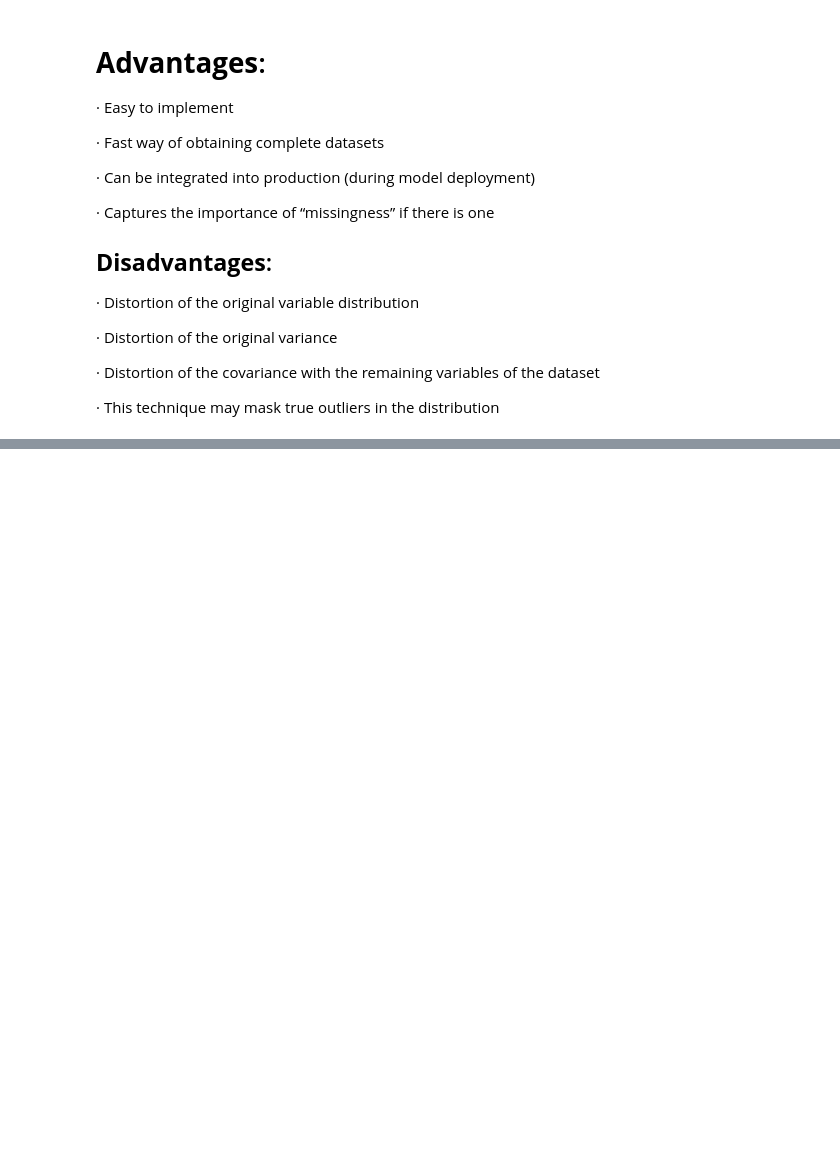
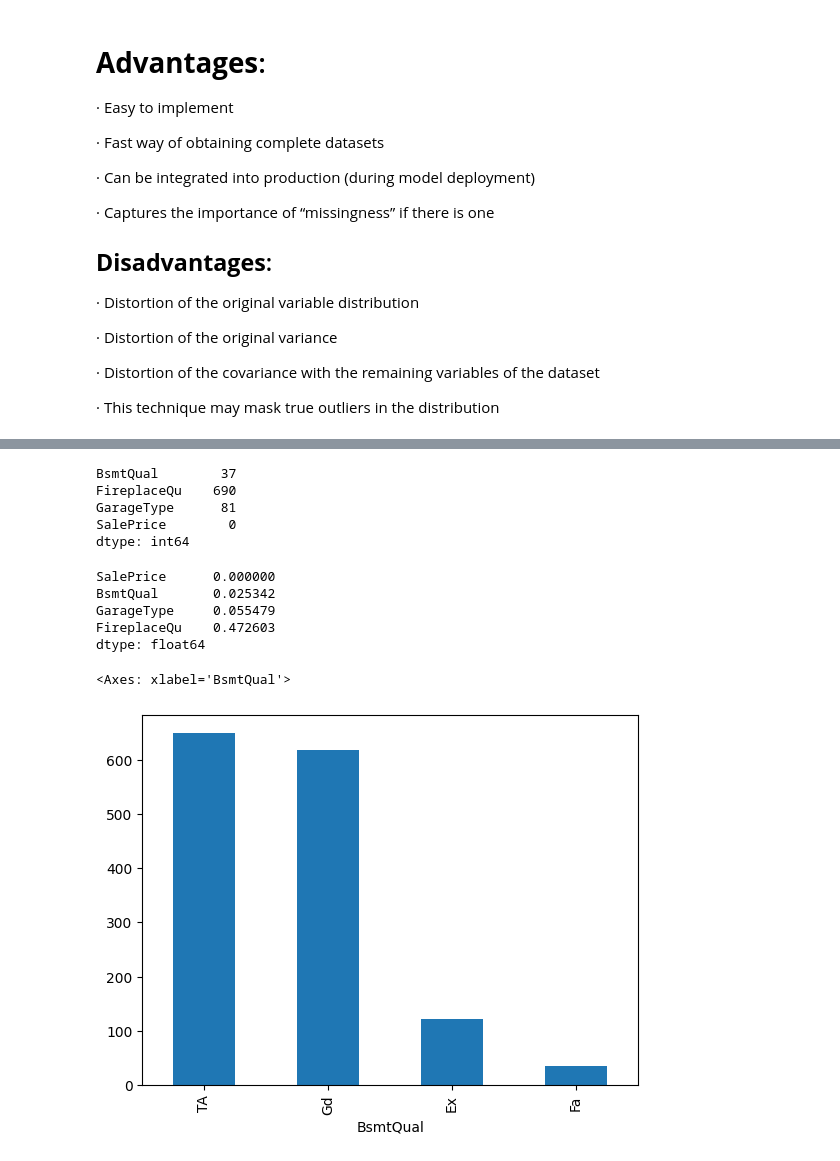
Before and after one commit to Omsai-2000/Exploratory-Data-Analysis, a Jupyter notebook: Handling_missing_values_using_Titanic_dataset.ipynb, the cells around one changed output, grey strips where cells are left out. Saved outputs shown, nothing was run; the diff lists cells and outputs as text; code cells hidden in the pictures; blank space fills up the shorter version.

```diff
--- a/Handling_missing_values_using_Titanic_dataset.ipynb
+++ b/Handling_missing_values_using_Titanic_dataset.ipynb
@@ -411,0 +466,5 @@ sns.boxplot(x='Age_end_distribution',data=df)
+# %%
+# Importing advance house price pridiction dataset
+
+df=pd.read_csv('loan.csv',usecols=['BsmtQual','FireplaceQu','GarageType','SalePrice'])
+df.head()
@@ -411,0 +478,23 @@ sns.boxplot(x='Age_end_distribution',data=df)
+# %%
+df.isnull().sum()
+# %% [output]
+BsmtQual        37
+FireplaceQu    690
+GarageType      81
+SalePrice        0
+dtype: int64
+# %%
+df.isnull().mean().sort_values(ascending=True)
+# %% [output]
+SalePrice      0.000000
+BsmtQual       0.025342
+GarageType     0.055479
+FireplaceQu    0.472603
+dtype: float64
+# %%
+# compute the frequency with every feature
+
+df.groupby(['BsmtQual'])['BsmtQual'].count().sort_values(ascending=False).plot.bar()
+# %% [output]
+<Axes: xlabel='BsmtQual'>
+[figure, added]
```
Also changed, not shown: parts of 42 cells of this notebook.
